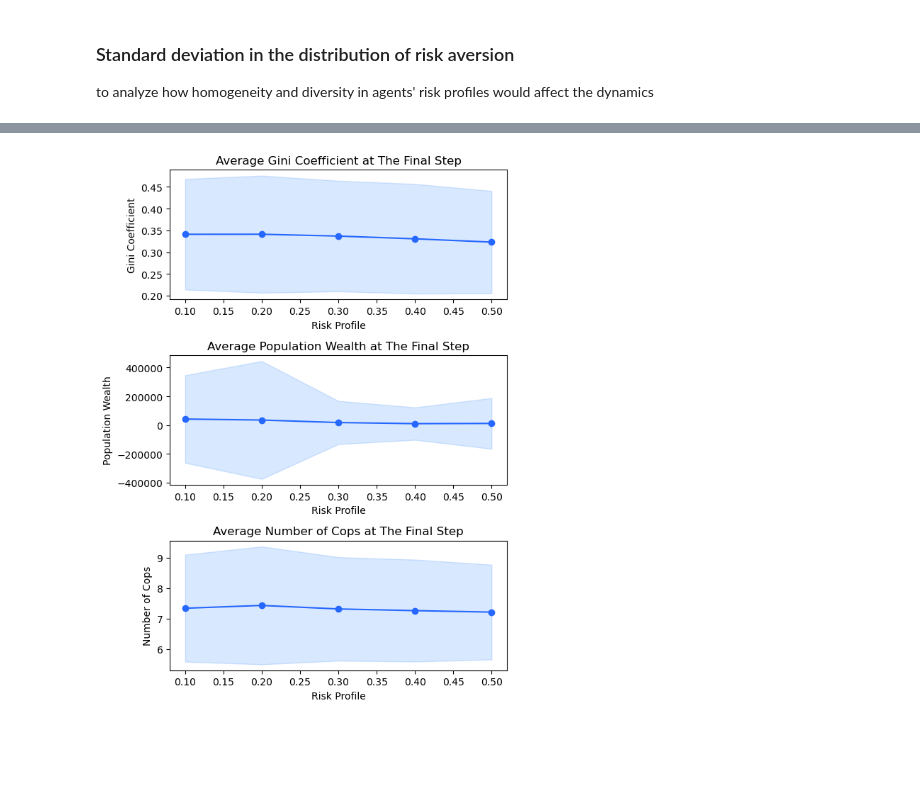
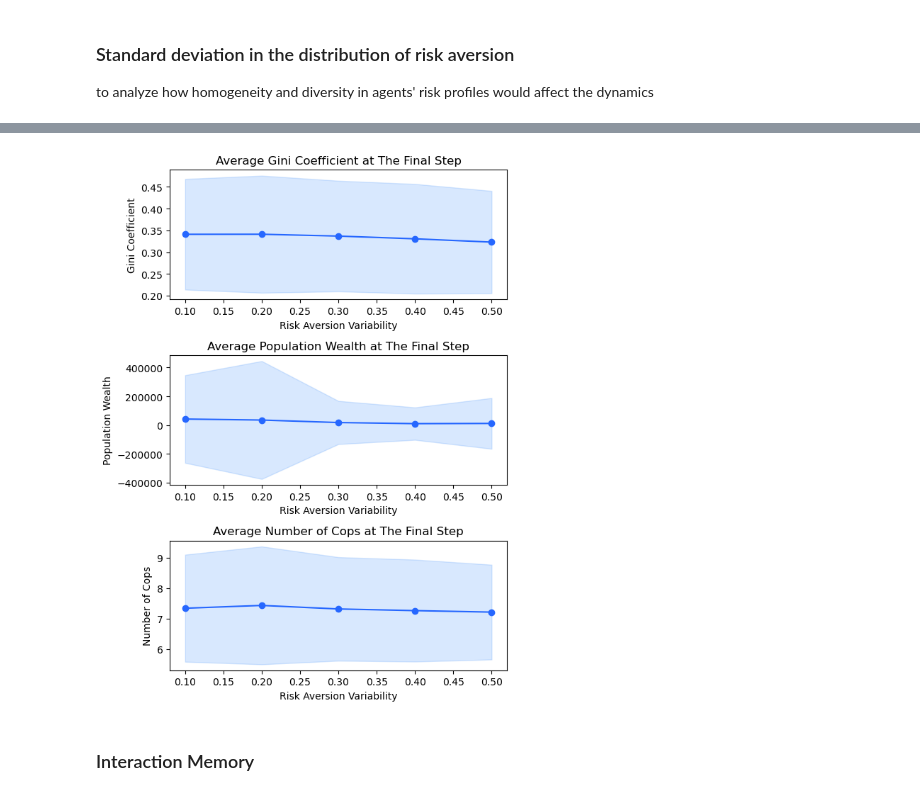
Before and after one commit to nabilasiregar/abm-project, a Jupyter notebook: notebooks/sensitivity_analysis.ipynb, the cells around one changed output, grey strips where cells are left out. Drawn from its saved outputs; the diff is of its cells as text; code cells hidden in the pictures; blank space fills up the shorter version.

```diff
--- a/notebooks/sensitivity_analysis.ipynb
+++ b/notebooks/sensitivity_analysis.ipynb
@@ -36,7 +36,9 @@ plot_average_all_steps(data, 'risk_aversion_std', 'Risk Profile')
 # %%
-plot_average_last_step(data, 'risk_aversion_std', 'Risk Profile')
+plot_average_last_step(data, 'risk_aversion_std', 'Risk Aversion Variability')
 # %% [output]
-[figure, old version]
+[figure, new version]
+# %% [markdown]
+### Interaction Memory
 # %%
 plot_average_all_steps(data, 'interaction_memory', 'Interaction Memory')
 # %% [output]
```
Also changed, not shown: parts of 4 cells of this notebook, 1 other file.
